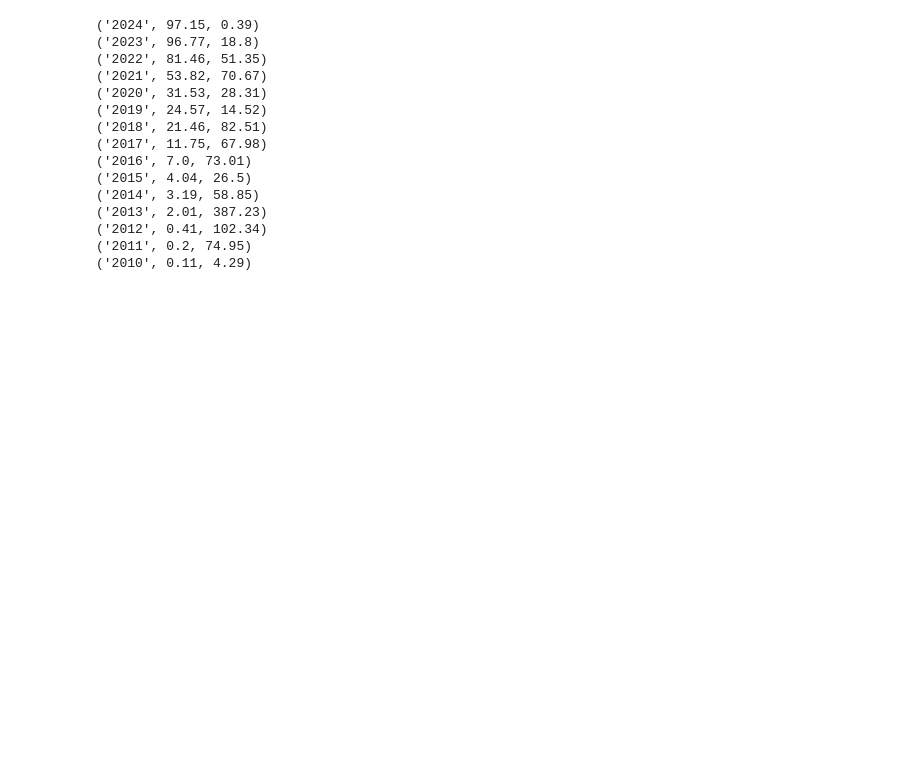
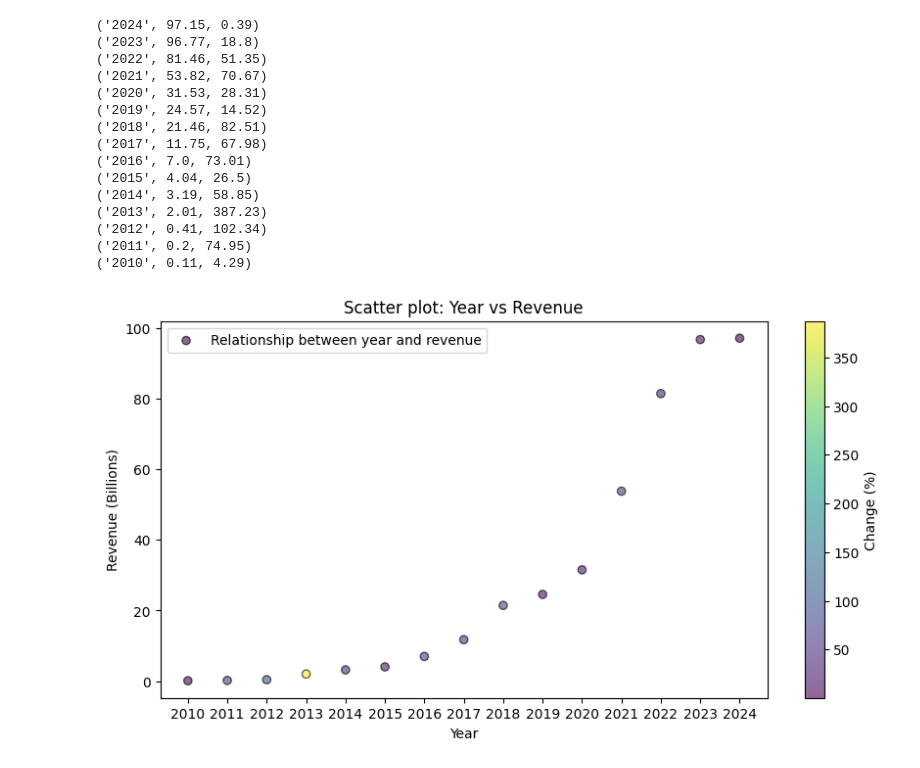
Before and after one commit to Julianmarania/Web-scraping-project_11_Julian_Lopez, a Jupyter notebook: src/explore.es.ipynb, the cells around one changed output. Saved outputs shown, nothing was run; the diff lists cells and outputs as text; code cells hidden in the pictures; blank space fills up the shorter version.

```diff
--- a/src/explore.es.ipynb
+++ b/src/explore.es.ipynb
@@ -74,8 +74,8 @@ df['Change'] = df['Change'].replace({'%': '', ',': '', 'tenog': '0'}, regex=True
 df['Change'] = pd.to_numeric(df['Change'], errors='coerce')
 
 # Elimino las filas con valores NaN.
-df = df.dropna()
-df
+df_final = df.dropna()
+df_final
 # %% [output]
 |  | Year | Revenue | Change |
 | 0 | 2024 | 97.15 | 0.39 |
@@ -130,3 +130,19 @@ with sqlite3.connect('DB_tesla') as con:
 ('2012', 0.41, 102.34)
 ('2011', 0.2, 74.95)
 ('2010', 0.11, 4.29)
+# %%
+year = df_final['Year']
+revenue = df_final['Revenue']
+change = df_final['Change']
+
+plt.figure(figsize = (10, 5))
+scatter = plt.scatter(year, revenue, c = change, label = "Relationship between year and revenue", edgecolors='k', alpha=0.6)
+plt.title("Scatter plot: Year vs Revenue")
+plt.xlabel("Year")
+plt.ylabel("Revenue (Billions)")
+plt.legend()
+plt.gca().invert_xaxis()
+plt.colorbar(scatter, label='Change (%)')
+plt.show()
+# %% [output]
+[figure, added]
```
Also changed, not shown: 1 other file.
